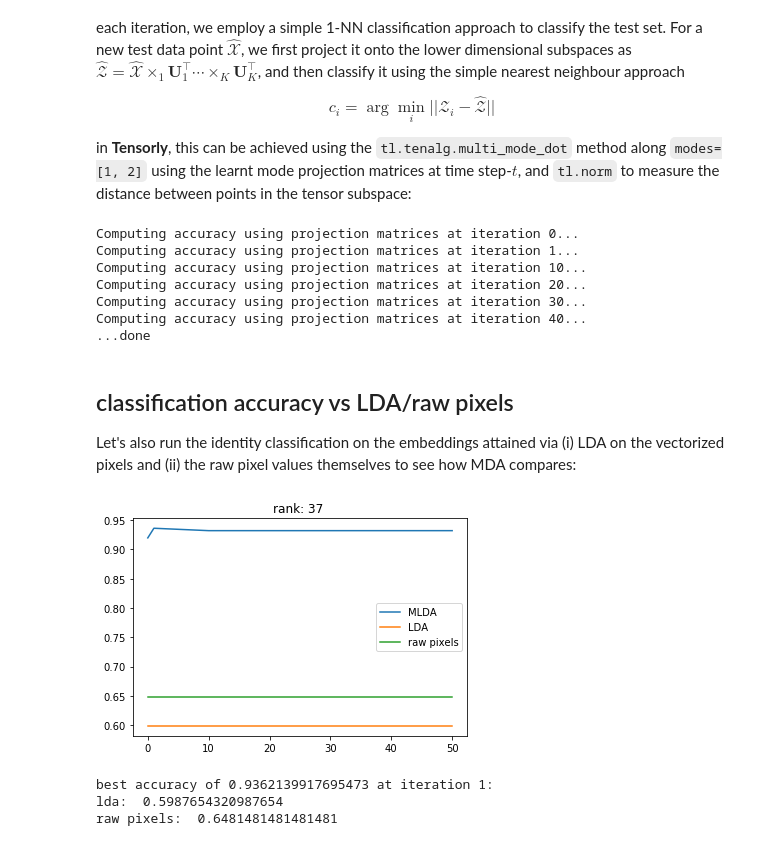
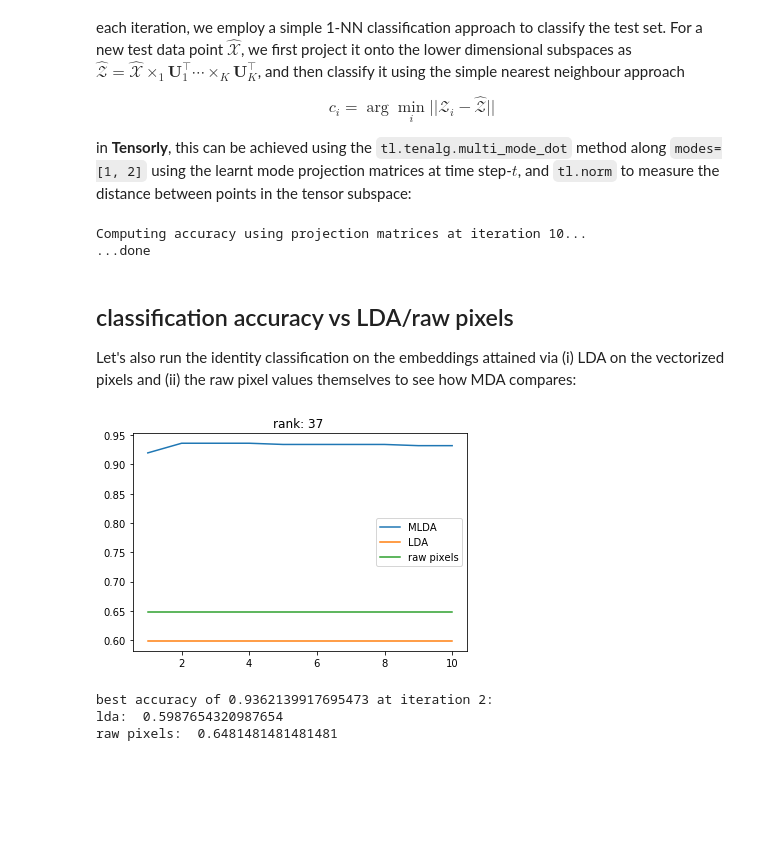
Before and after one commit to tensorly/Proceedings_IEEE_companion_notebooks, a Jupyter notebook: multilinear-discriminant-analysis.ipynb, the cells around one changed output. Drawn from its saved outputs; the diff is of its cells as text; code cells hidden in the pictures; blank space fills up the shorter version.

Commit message:
run for 10 iters + visualise person-specific eigenvectors in tfaces

```diff
--- a/multilinear-discriminant-analysis.ipynb
+++ b/multilinear-discriminant-analysis.ipynb
@@ -74,7 +74,7 @@ In our case, our image tensors are 2nd order, but precisely the same approach ap
 
 We first load in the YaleB dataset in a standard fashion, take 80% for the training set, and then form tensorly tensors from them as follows
 # %%
-files = np.array([x for x in glob.glob('./CroppedYale/*/*') if '.pgm' in x and 'Ambient' not in x])
+files = tl.tensor([x for x in glob.glob('./CroppedYale/*/*') if '.pgm' in x and 'Ambient' not in x])
 
 # get test and train splits
 num_data = len(files)
@@ -273,18 +273,19 @@ def one_NN(Z_train, Z_test, y_train, y_test):
     acc = (y_preds==tl.to_numpy(y_test)).mean()
     return acc
 # %%
-total_iters = 50
+total_iters = 10
 
 # size of desired low-dim subspace (shared across all modes)
 rank = 16
 rank = num_classes - 1
 
+accs = []
+its = []
+
 # initialise the factor matrices as 1 matrices
 factors = [tl.ones((dim, rank)) for i, dim in enumerate(list(X_train.shape)[1:])]
 
-accs = []
-its = []
-for t in range(total_iters):
+for t in range(1, total_iters + 1):
     for k in range(num_modes):
         B_scat, W_scat = compute_mode_k_scatters(k, factors)
         U, _, _ = tl.partial_svd(tl.dot(tl.tensor(np.linalg.inv(W_scat)),  B_scat), n_eigenvecs=rank)
@@ -292,57 +293,48 @@ for t in range(total_iters):
 
         error = tl.norm(tl.dot(factors[k], factors[k].T) - tl.eye(X_train.shape[1+k]))
 
-    if t % 10 == 0 or t == 1:
+    if t % 10 == 0:
         print('Computing accuracy using projection matrices at iteration {}...'.format(t))
-        Z_train = tl.tenalg.multi_mode_dot(X_train, factors, modes=[1, 2], transpose=True)
-        Z_test = tl.tenalg.multi_mode_dot(X_test, factors, modes=[1, 2], transpose=True)
-        accs += [one_NN(Z_train, Z_test, y_train, y_test)]
-        its += [t]
+
+    Z_train = tl.tenalg.multi_mode_dot(X_train, factors, modes=[1, 2], transpose=True)
+    Z_test = tl.tenalg.multi_mode_dot(X_test, factors, modes=[1, 2], transpose=True)
+    accs += [one_NN(Z_train, Z_test, y_train, y_test)]
+    its += [t]
 
 print('...done')
 # %% [output]
-Computing accuracy using projection matrices at iteration 0...
-Computing accuracy using projection matrices at iteration 1...
 Computing accuracy using projection matrices at iteration 10...
-Computing accuracy using projection matrices at iteration 20...
-Computing accuracy using projection matrices at iteration 30...
-Computing accuracy using projection matrices at iteration 40...
 ...done
 # %% [markdown]
 ## classification accuracy vs LDA/raw pixels
 
 Let's also run the identity classification on the embeddings attained via (i) LDA on the vectorized pixels and (ii) the raw pixel values themselves to see how MDA compares:
 # %%
-Z_train = tl.tenalg.multi_mode_dot(X_train, factors, modes=[1, 2], transpose=True)
-Z_test = tl.tenalg.multi_mode_dot(X_test, factors, modes=[1, 2], transpose=True)
-accs += [one_NN(Z_train, Z_test, y_train, y_test)]
-its += [total_iters]
-
 plt.plot(its, accs, label='MLDA')
 plt.title('rank: {} '.format(rank))
 
 from sklearn.discriminant_analysis import LinearDiscriminantAnalysis
 clf = LinearDiscriminantAnalysis(n_components=num_classes-1)
 #clf = LinearDiscriminantAnalysis(n_components=16)
 
 clf.fit(X_train.reshape([-1, img_size**2]), y_train)
 
 Z_train = clf.transform(X_train.reshape([-1, img_size**2]))
 Z_test = clf.transform(X_test.reshape([-1, img_size**2]))
 
 lda_acc = one_NN(tl.tensor(Z_train), tl.tensor(Z_test), y_train, y_test)
 plt.plot(its, [lda_acc] * len(its), label='LDA')
 
 raw_acc = one_NN(X_train, X_test, y_train, y_test)
 plt.plot(its, [raw_acc] * len(its), label='raw pixels')
 plt.legend()
 plt.show()
 
 print('best accuracy of {} at iteration {}: '.format(np.max(np.array(accs)), its[np.argmax(np.array(accs))] ))
 print('lda: ', lda_acc)
 print('raw pixels: ', raw_acc)
 # %% [output]
-[figure, old version]
+[figure, new version]
-best accuracy of 0.9362139917695473 at iteration 1:
+best accuracy of 0.9362139917695473 at iteration 2:
 lda:  0.5987654320987654
 raw pixels:  0.6481481481481481
```
Also changed, not shown: parts of 5 cells of this notebook, 1 other file.
